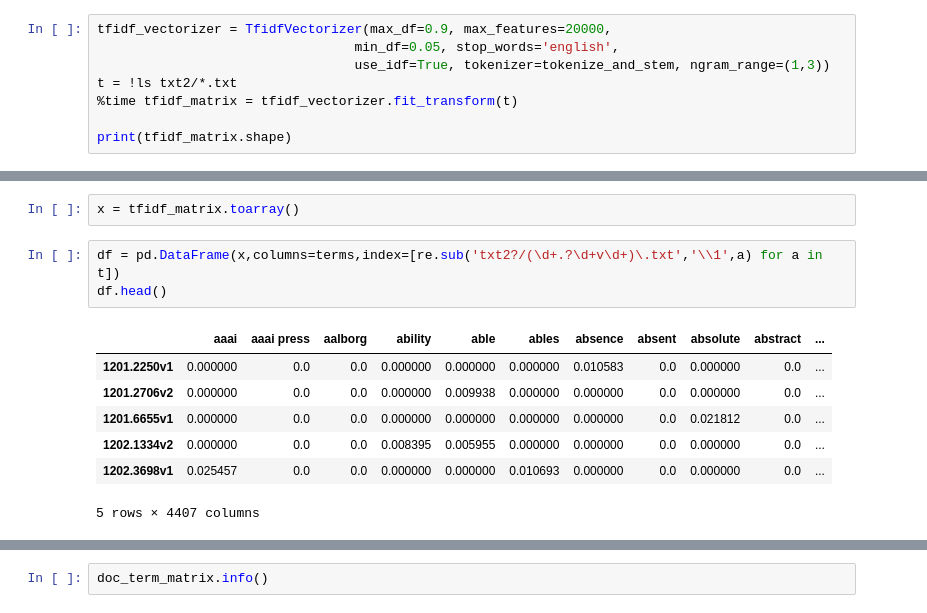
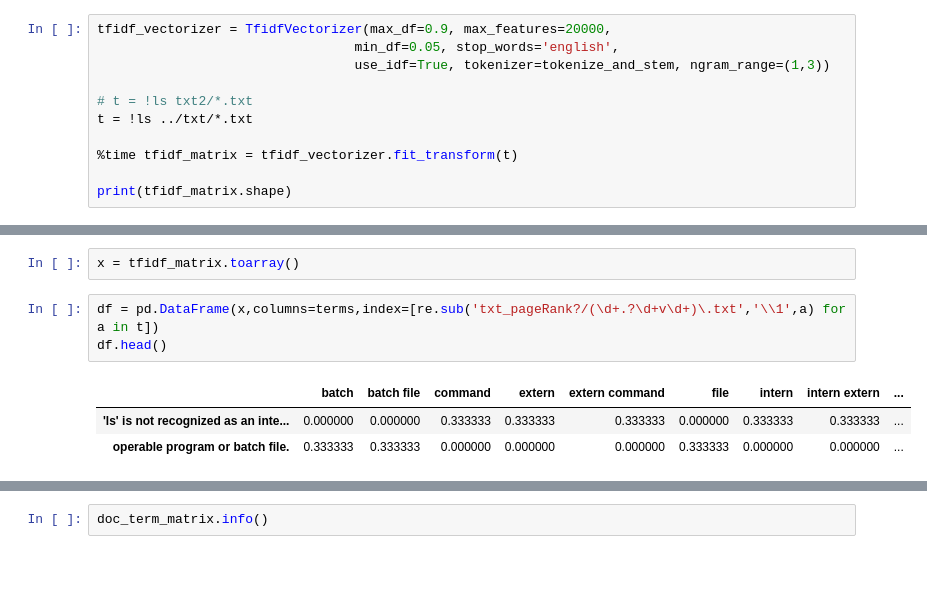
Before and after one commit to AngeloDias/SD_community, a Jupyter notebook: testingPageRank/coleta_pdf-pageRank.ipynb, the cells around one changed output, grey strips where cells are left out. Cells and saved outputs as stored; diff of their text form; blank space fills up the shorter version.

```diff
--- a/testingPageRank/coleta_pdf-pageRank.ipynb
+++ b/testingPageRank/coleta_pdf-pageRank.ipynb
@@ -86,7 +120,10 @@ def tokenize_and_stem(text):
 tfidf_vectorizer = TfidfVectorizer(max_df=0.9, max_features=20000,
                                  min_df=0.05, stop_words='english',
                                  use_idf=True, tokenizer=tokenize_and_stem, ngram_range=(1,3))
-t = !ls txt2/*.txt
+
+# t = !ls txt2/*.txt
+t = !ls ../txt/*.txt
+
 %time tfidf_matrix = tfidf_vectorizer.fit_transform(t)
 
 print(tfidf_matrix.shape)
@@ -113,16 +150,12 @@ with open('terms.txt','w') as f:
 # %%
 x = tfidf_matrix.toarray()
 # %%
-df = pd.DataFrame(x,columns=terms,index=[re.sub('txt2?/(\d+.?\d+v\d+)\.txt','\\1',a) for a in t])
+df = pd.DataFrame(x,columns=terms,index=[re.sub('txt_pageRank?/(\d+.?\d+v\d+)\.txt','\\1',a) for a in t])
 df.head()
 # %% [output]
-|  | aaai | aaai press | aalborg | ability | able | ables | absence | absent | absolute | abstract | ... |
-| 1201.2250v1 | 0.000000 | 0.0 | 0.0 | 0.000000 | 0.000000 | 0.000000 | 0.010583 | 0.0 | 0.000000 | 0.0 | ... |
-| 1201.2706v2 | 0.000000 | 0.0 | 0.0 | 0.000000 | 0.009938 | 0.000000 | 0.000000 | 0.0 | 0.000000 | 0.0 | ... |
-| 1201.6655v1 | 0.000000 | 0.0 | 0.0 | 0.000000 | 0.000000 | 0.000000 | 0.000000 | 0.0 | 0.021812 | 0.0 | ... |
-| 1202.1334v2 | 0.000000 | 0.0 | 0.0 | 0.008395 | 0.005955 | 0.000000 | 0.000000 | 0.0 | 0.000000 | 0.0 | ... |
-| 1202.3698v1 | 0.025457 | 0.0 | 0.0 | 0.000000 | 0.000000 | 0.010693 | 0.000000 | 0.0 | 0.000000 | 0.0 | ... |
+|  | batch | batch file | command | extern | extern command | file | intern | intern extern | ... |
+| 'ls' is not recognized as an inte... | 0.000000 | 0.000000 | 0.333333 | 0.333333 | 0.333333 | 0.000000 | 0.333333 | 0.333333 | ... |
+| operable program or batch file. | 0.333333 | 0.333333 | 0.000000 | 0.000000 | 0.000000 | 0.333333 | 0.000000 | 0.000000 | ... |
-5 rows × 4407 columns
 # %%
 doc_term_matrix = pd.merge(df,artigos[['community','id']],left_index=True,right_on='id')
 doc_term_matrix.reset_index(inplace=True)
```
Also changed, not shown: parts of 5 cells of this notebook, 4 other files.
